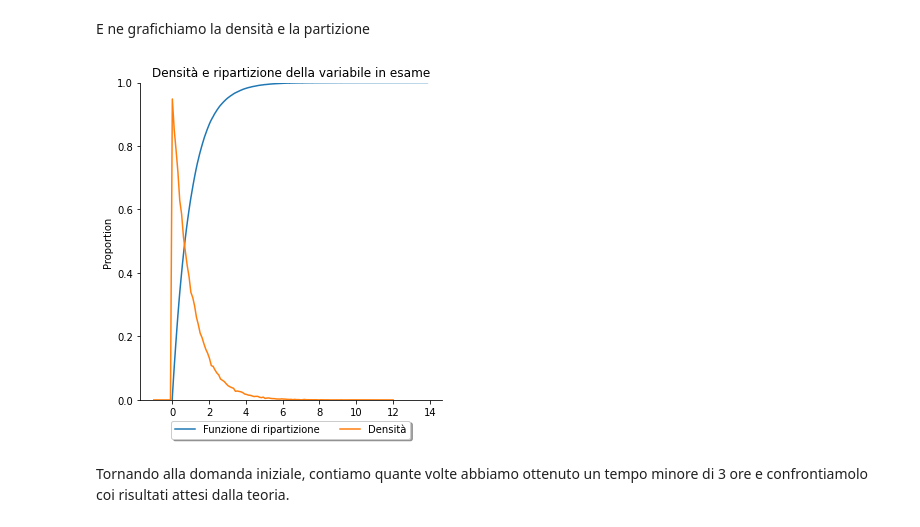
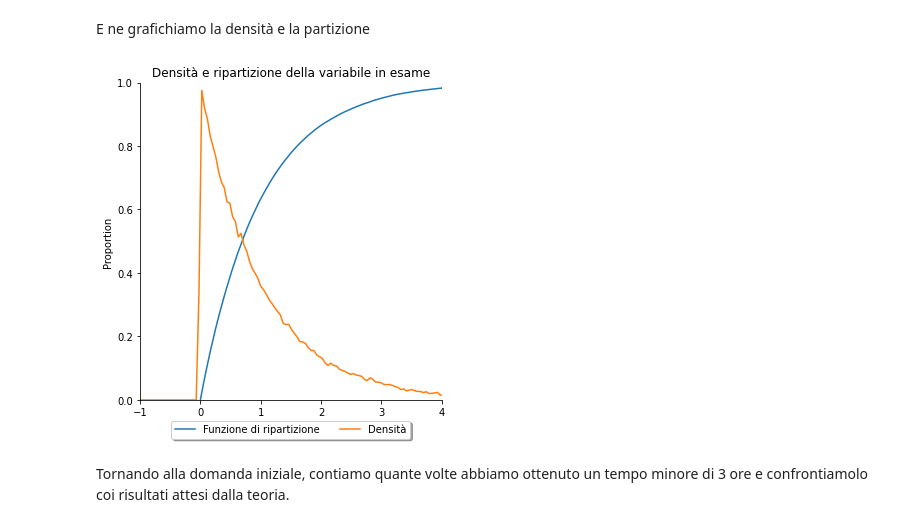
Before and after one commit to MontiMic/Tesi, a Jupyter notebook: Untitled1.ipynb, the cells around one changed output. Drawn from its saved outputs; the diff is of its cells as text; code cells hidden in the pictures.

```diff
--- a/Untitled1.ipynb
+++ b/Untitled1.ipynb
@@ -769,28 +810,29 @@ E ne grafichiamo la densità e la partizione
 # %%
 def exp_plot():
   points = 130
-  space = 13
+  space = 6
 
   x = np.linspace(-1, space - 1, points)
 
   coord = []
   for i in range(points):
     count = 0
     for item in exp:
       if (item > -1 + (((space)/points)*i) and item <= -1 + (((space)/points)*(i+1))):
         count = count + 1
     coord.append((count / precisione) * (points / (space)))
 
   sns.displot(exp, kind="ecdf")
   plt.plot(x, coord)
+  plt.xlim(-1, 4)
   plt.title("Densità e ripartizione della variabile in esame")
 
   legenda = ["Funzione di ripartizione", "Densità"]
   plt.legend(legenda,loc='upper center', bbox_to_anchor=(0.5, -0.05), fancybox=True, shadow=True, ncol=5)
 
 exp_plot()
 # %% [output]
-[figure, old version]
+[figure, new version]
 # %% [markdown]
 Tornando alla domanda iniziale, contiamo quante volte abbiamo ottenuto un tempo minore di 3 ore e confrontiamolo coi risultati attesi dalla teoria.
 # %%
```
Also changed, not shown: parts of 14 cells of this notebook.
